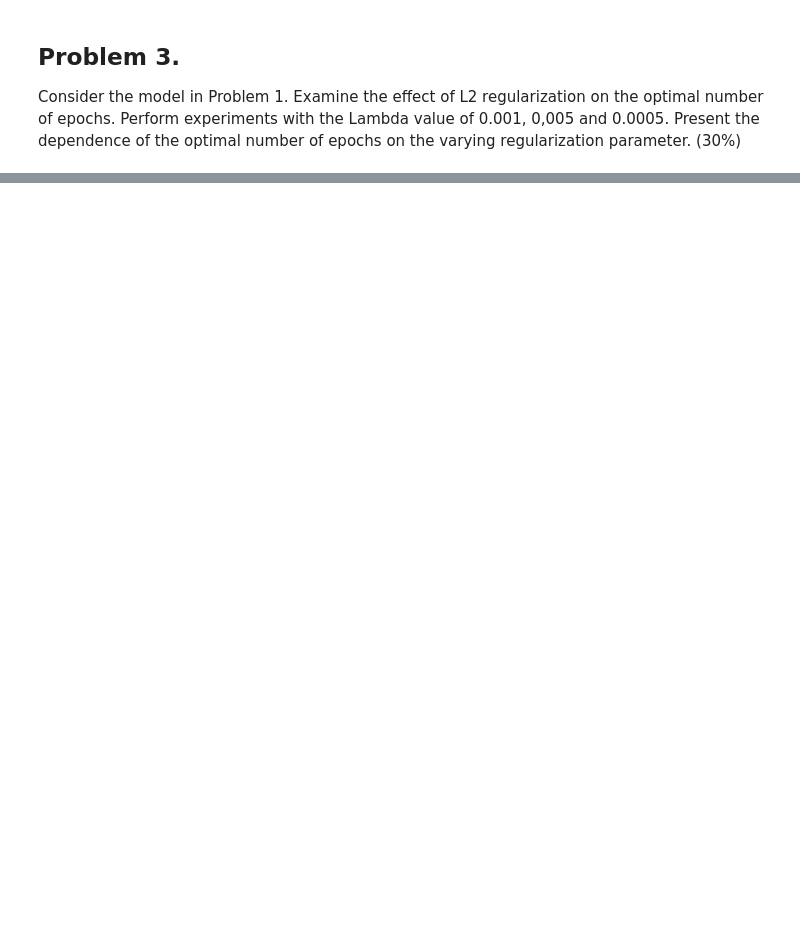
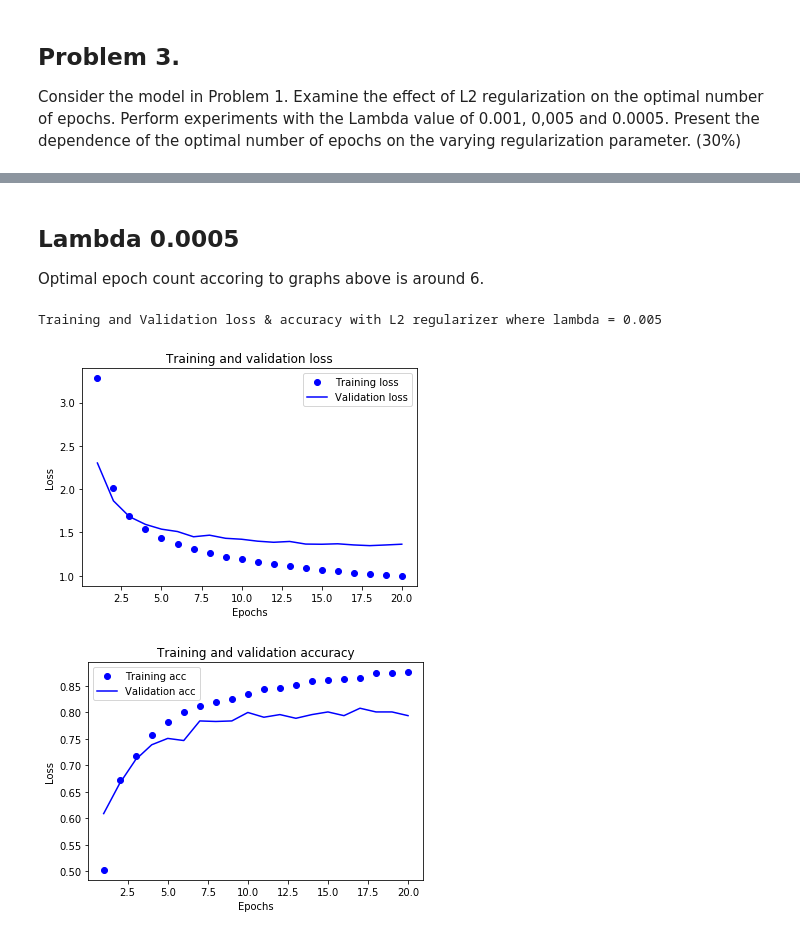
Before and after one commit to rzmeditzyt/tensor, a Jupyter notebook: homeworks/hw5/hw5.ipynb, the cells around one changed output, grey strips where cells are left out. Drawn from its saved outputs; the diff is of its cells as text; code cells hidden in the pictures; blank space fills up the shorter version.

```diff
--- a/homeworks/hw5/hw5.ipynb
+++ b/homeworks/hw5/hw5.ipynb
@@ -34,0 +282,11 @@ Consider the model in Problem 1. Examine the effect of L2 regularization on the
+# %% [markdown]
+Lambda 0.0005
+---
+Optimal epoch count accoring to graphs above is around 6.
+# %%
+# Plot loss and acc for next lambda
+plot_next(items)
+# %% [output]
+Training and Validation loss & accuracy with L2 regularizer where lambda = 0.005
+[figure, added]
+[figure, added]
```
Also changed, not shown: parts of 15 cells of this notebook.
